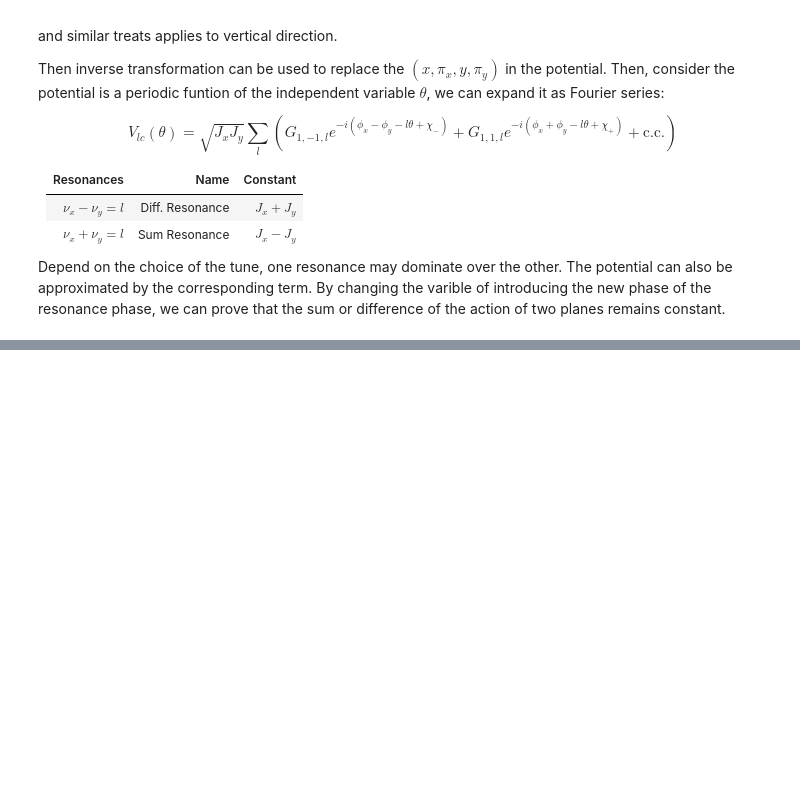
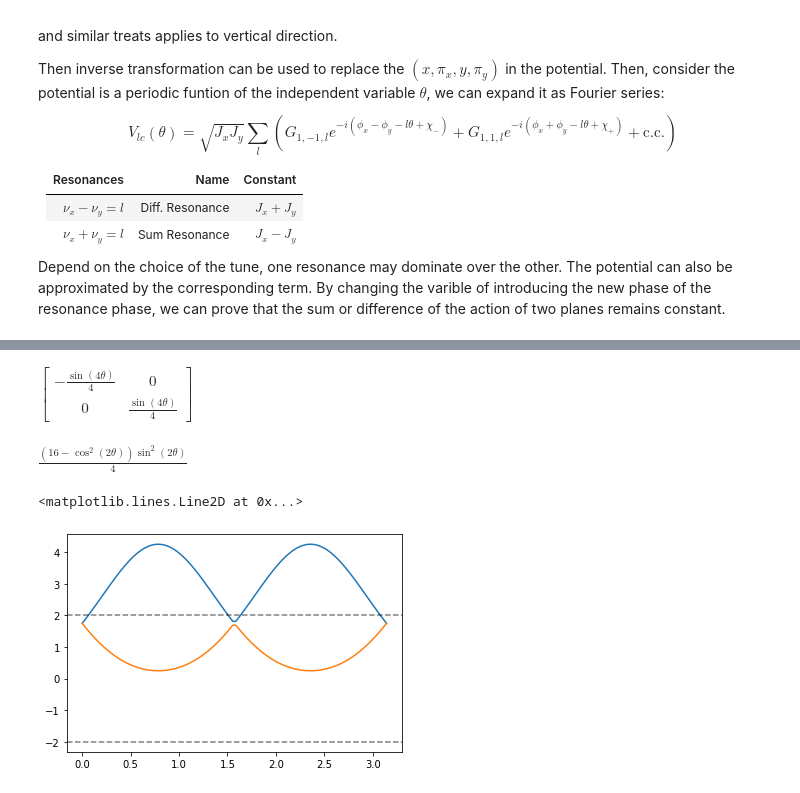
Before and after one commit to yuehao/AP_course_materials, a Jupyter notebook: linear_transverse_coupling/linear_transverse_coupling.ipynb, the cells around one changed output, grey strips where cells are left out. Cells and saved outputs as stored; diff of their text form; code cells hidden in the pictures; blank space fills up the shorter version.

```diff
--- a/linear_transverse_coupling/linear_transverse_coupling.ipynb
+++ b/linear_transverse_coupling/linear_transverse_coupling.ipynb
@@ -258,0 +491,49 @@ for i in range(5):
+# %%
+
+A=FODO_rot[0:2,0:2]
+C=FODO_rot[2:,0:2]
+B=FODO_rot[0:2,2:]
+D=FODO_rot[2:,2:]
+
+
+bbarc=symp_conj_2by2(B)+C
+
+display(sp.simplify(bbarc))
+
+xi=sp.simplify(2*B.det()+sp.trace(B*C))
+lbd=sp.simplify((sp.trace(A)-sp.trace(D))/2)
+delta=(lbd*lbd+xi)
+display(sp.simplify(delta))
+
+k_ov_alpha=(lbd-sp.sqrt(delta))/xi
+M_x=A-k_ov_alpha*(B.det()*sp.eye(2)+B*C)
+
+
+#FODOmap=np.array(FODO_rot.subs(rotang, -np.pi/50).subs(l,1).evalf(),dtype=np.float64)
+#A=FODOmap[0:2,0:2]
+#C=FODOmap[2:,0:2]
+#B=FODOmap[0:2,2:]
+#D=FODOmap[2:,2:]
+trm1=(sp.trace(A)+sp.trace(D))/2+sp.sqrt(delta)
+trm2=(sp.trace(A)+sp.trace(D))/2-sp.sqrt(delta)
+# %% [output]
+$\displaystyle \left[\begin{matrix}- \frac{\sin{\left(4 \theta \right)}}{4} & 0\\0 & \frac{\sin{\left(4 \theta \right)}}{4}\end{matrix}\right]$
+$\displaystyle \frac{\left(16 - \cos^{2}{\left(2 \theta \right)}\right) \sin^{2}{\left(2 \theta \right)}}{4}$
+# %%
+import numpy as np
+import matplotlib.pyplot as plt
+
+ftrm1=sp.lambdify(rotang, trm1)
+ftrm2=sp.lambdify(rotang, trm2)
+
+ang=np.linspace(0,np.pi, 100)
+tracex=ftrm1(ang)
+tracey=ftrm2(ang)
+fig,ax=plt.subplots()
+ax.plot(ang, tracex)
+ax.plot(ang, tracey)
+ax.axhline(2, ls='--', color='k',alpha=0.5)
+ax.axhline(-2, ls='--', color='k',alpha=0.5)
+# %% [output]
+<matplotlib.lines.Line2D at 0x...>
+[figure, added]
```
Also changed, not shown: parts of 23 cells of this notebook, 20 other files.
